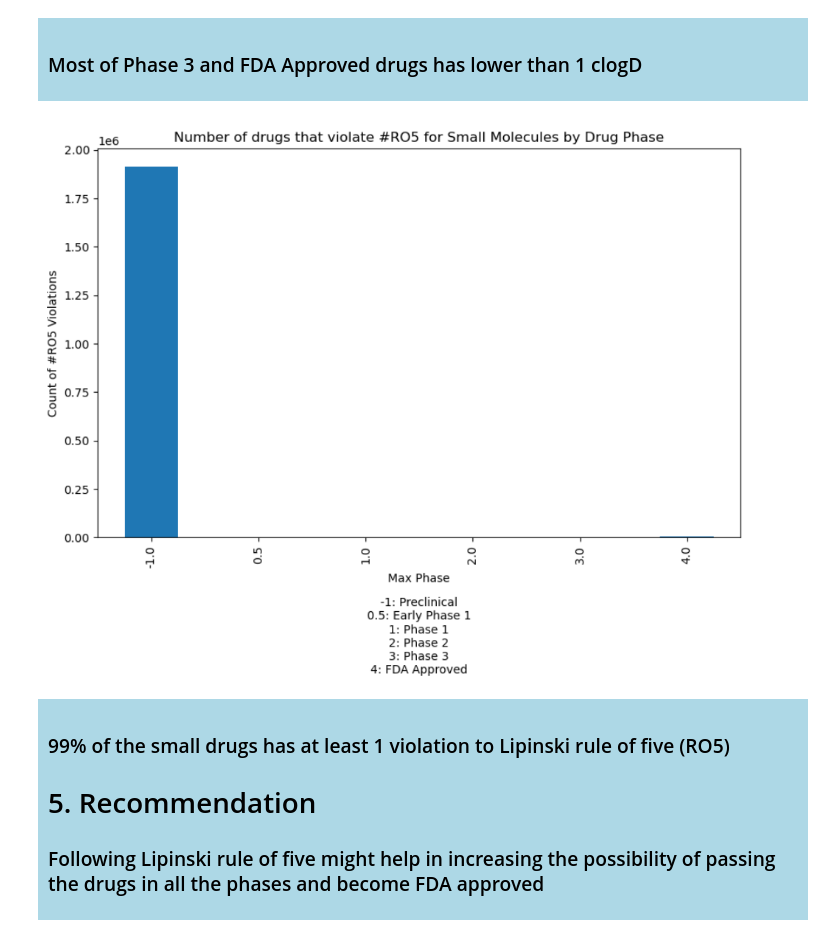
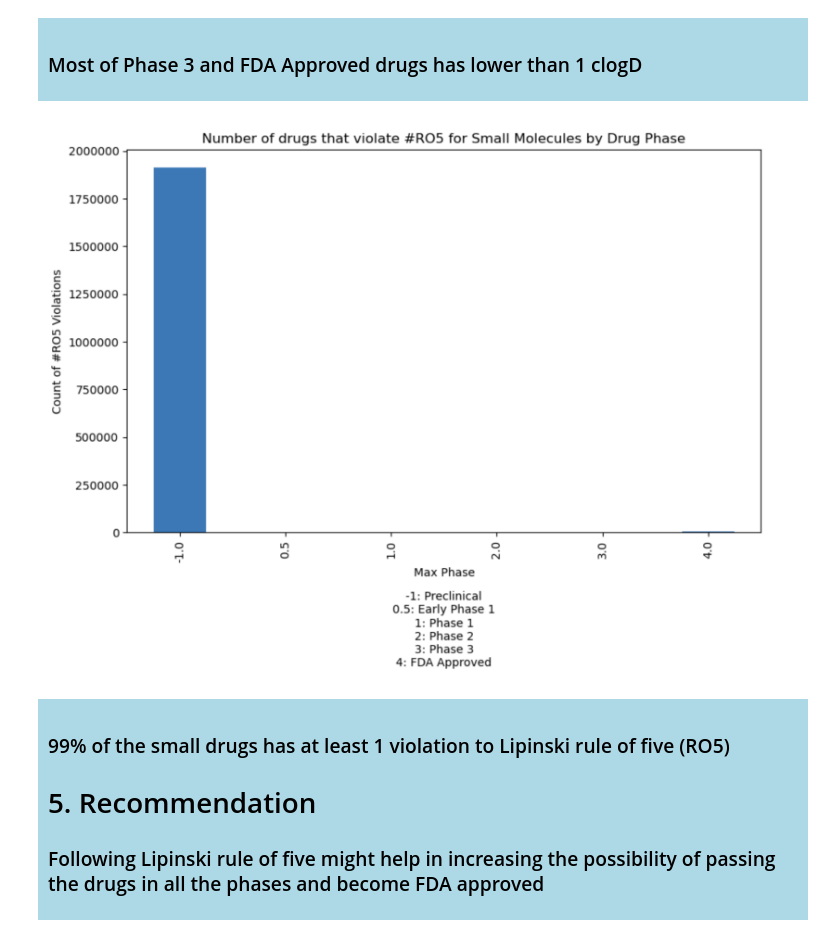
Before and after one commit to Ahmedelmaamounamin/Drugs, a Jupyter notebook: drugs.ipynb, the cells around one changed output. Drawn from its saved outputs; the diff is of its cells as text; code cells hidden in the pictures.

Commit message:
Kaggle Notebook | Drugs | Version 48

```diff
--- a/drugs.ipynb
+++ b/drugs.ipynb
@@ -121,9 +121,9 @@ display.Image ("/kaggle/input/graphs/7_ClogD.PNG")
 
 ### Most of Phase 3 and FDA Approved drugs has lower than 1 clogD
 # %%
-display.Image ("/kaggle/input/graphs/14_Violate_RO5.PNG")
+display.Image ("/kaggle/input/graphs/RO5_New.png")
 # %% [output]
-[figure, old version]
+[figure, new version]
 # %% [markdown]
 <div style="background-color: lightblue; padding: 10px;">
 
```
Also changed, not shown: parts of 1 cell of this notebook.
